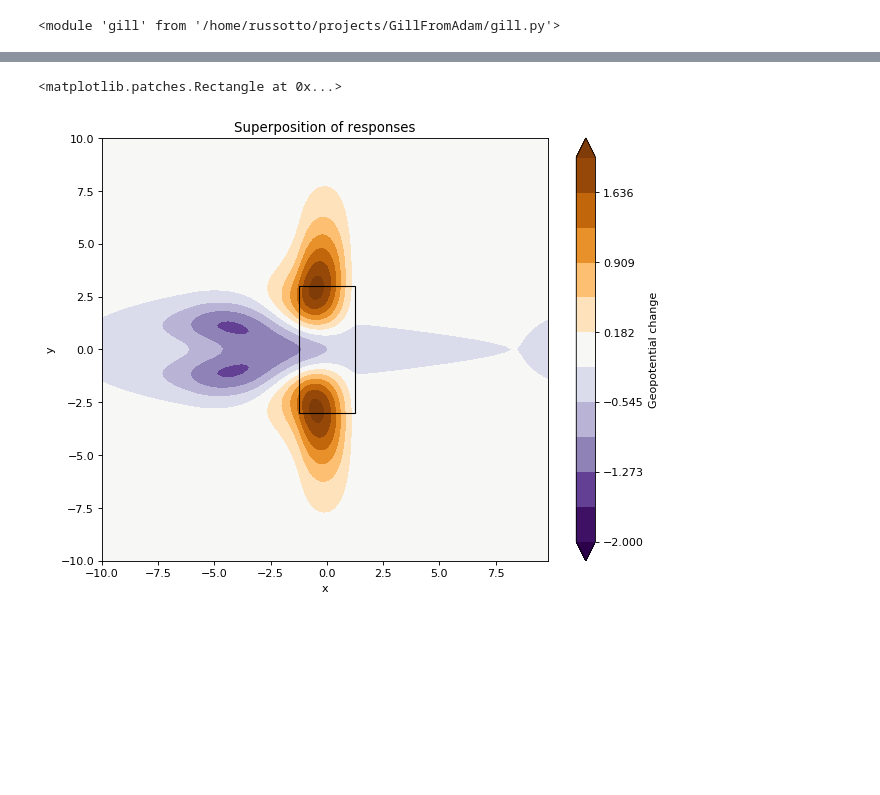
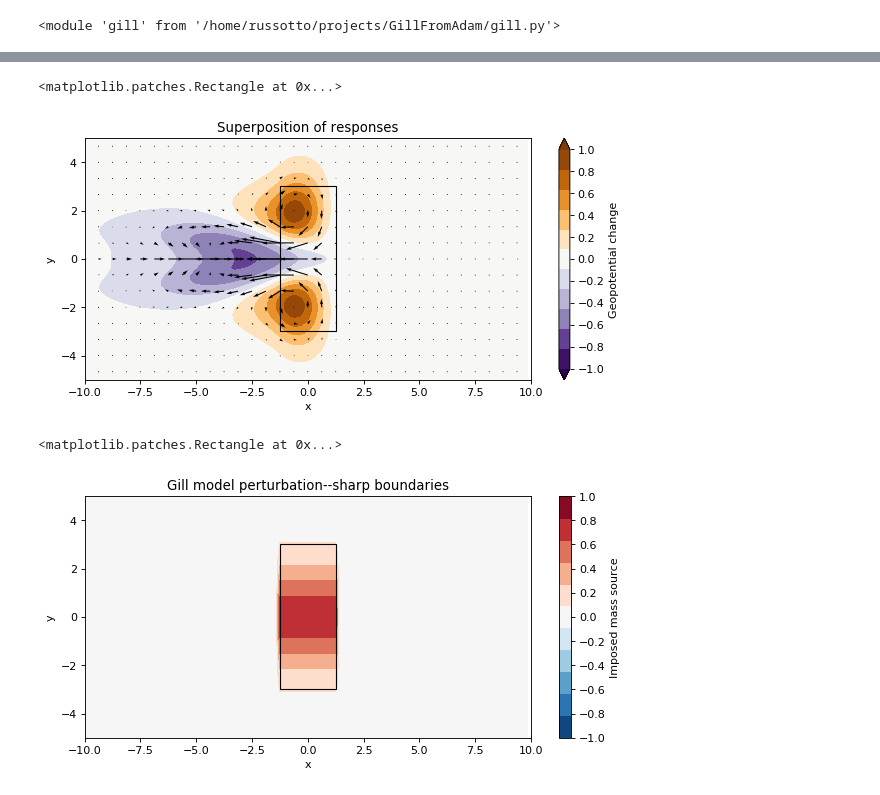
Before and after one commit to rdrussotto/PythonGillAtmosphere, a Jupyter notebook: GillForTRACMIP.ipynb, the cells around one changed output, grey strips where cells are left out. Drawn from its saved outputs; the diff is of its cells as text; code cells hidden in the pictures; blank space fills up the shorter version.

```diff
--- a/GillForTRACMIP.ipynb
+++ b/GillForTRACMIP.ipynb
@@ -113,20 +148,52 @@ plt.gca().add_patch(Rectangle((-1.25, -3), 2.5, 6, alpha=1, facecolor='none',
 # %%
 #Should I plot M itself? Or the sum of the two M?
+# %%
+#Sum of the responses
+plt.figure(3, figsize=(9, 4), dpi=80, facecolor='w', edgecolor='k')
+plt.contourf(x, y, resultsDict1['phi'] + resultsDict2['phi'],
+             levels=np.linspace(-1,1,12),
+             cmap=plt.cm.PuOr_r, extend='both')
+cbar = plt.colorbar(ticks=np.linspace(-1,1,11))
+cbar.set_label('Geopotential change')
+plt.xlabel('x')
+plt.ylabel('y')
+plt.title('Superposition of responses')
+plt.axis([-10, 10, -5, 5])
+
+
+#Add quiver plot for winds
+plt.quiver(x[0:nx:stride], y[0:ny:stride],
+           resultsDict1['u'][0:ny:stride,0:nx:stride]
+           + resultsDict2['u'][0:ny:stride,0:nx:stride],
+           resultsDict1['v'][0:ny:stride,0:nx:stride]
+           + resultsDict2['v'][0:ny:stride,0:nx:stride],
+           angles='xy', scale_units='xy', scale=1, color='k')
+
+#Add continent indicator
+plt.gca().add_patch(Rectangle((-1.25, -3), 2.5, 6, alpha=1, facecolor='none',
+                                   edgecolor='black', linewidth=1))
+# %% [output]
+<matplotlib.patches.Rectangle at 0x...>
+[figure, added]
+# %%
+#Version with sharp boundary--set up and run
+setupDict3 = gill.setupGillM_Gaussian_onlyY(sx=1.25,sy=1.5,D0=0.75)
+resultsDict3 = gill.GillComputations(setupDict3['M'], setupDict3['Mhat'], setupDict3['dMdyhat'])
 # %%
-#Sum of the responses
-plt.figure(3, figsize=(9, 7), dpi=80, facecolor='w', edgecolor='k')
-plt.contourf(x, y, resultsDict1['phi'] + resultsDict2['phi'],
-             levels=np.linspace(-2,2,12),
-             cmap=plt.cm.PuOr_r, extend='both')
-cbar = plt.colorbar()
-cbar.set_label('Geopotential change')
+#Plot the energy perturbation
+plt.figure(10, figsize=(9, 4), dpi=80, facecolor='w', edgecolor='k')
+plt.contourf(x,y,setupDict3['M'],
+           levels=np.linspace(-1,1,12), cmap=plt.cm.RdBu_r)
+cbar = plt.colorbar(ticks=np.linspace(-1,1,11))
+cbar.set_label('Imposed mass source')
 plt.xlabel('x')
 plt.ylabel('y')
-plt.title('Superposition of responses')
+plt.title('Gill model perturbation--sharp boundaries')
+plt.axis([-10, 10, -5, 5])
 
 #Add continent indicator
 plt.gca().add_patch(Rectangle((-1.25, -3), 2.5, 6, alpha=1, facecolor='none',
                                    edgecolor='black', linewidth=1))
 # %% [output]
 <matplotlib.patches.Rectangle at 0x...>
-[figure, old version]
+[figure, new version]
```
Also changed, not shown: parts of 9 cells of this notebook, 1 other file.
